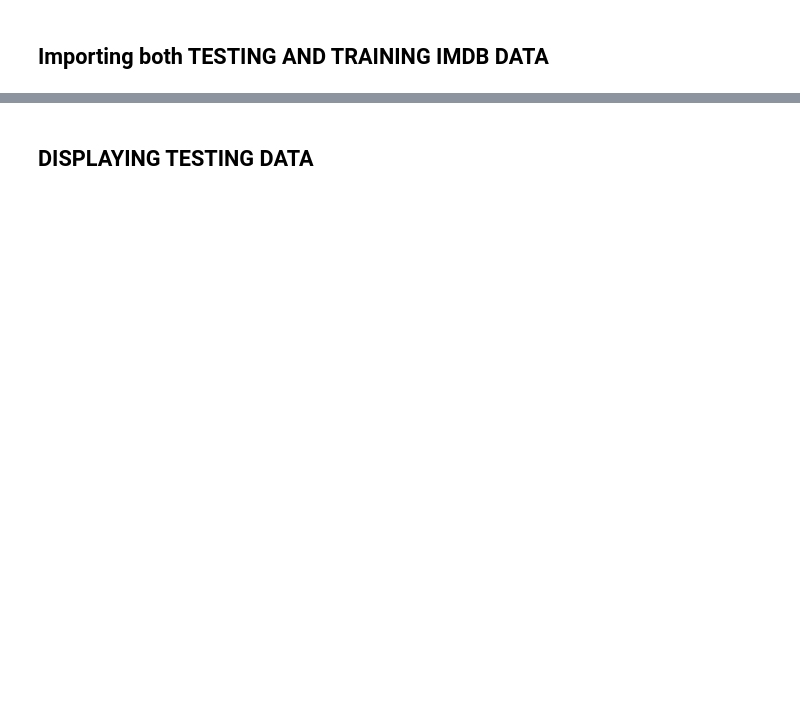
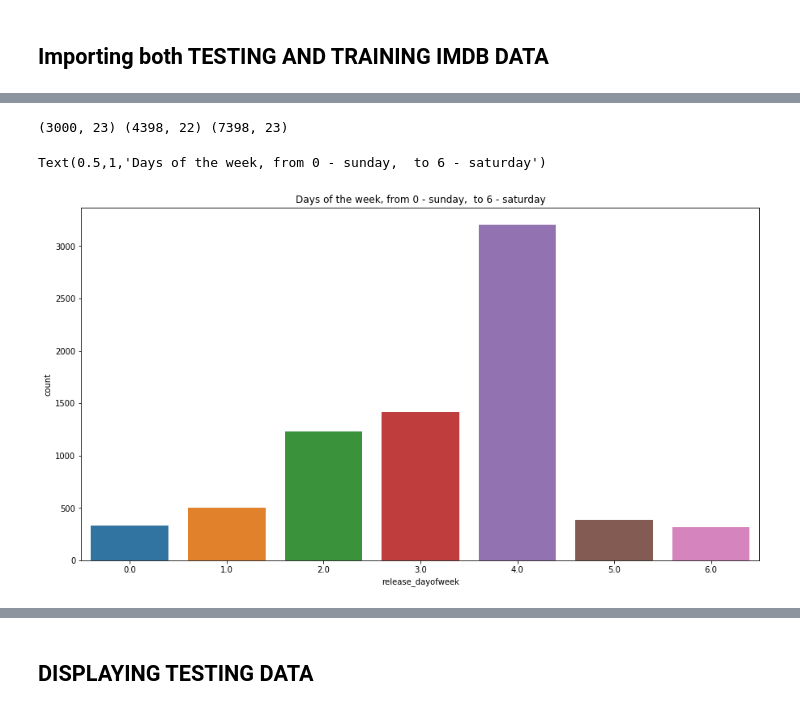
Before and after one commit to kevintongg/CS4662-Project, a Jupyter notebook: Main.ipynb, the cells around one changed output, grey strips where cells are left out. Cells and saved outputs as stored; diff of their text form; code cells hidden in the pictures; blank space fills up the shorter version.

```diff
--- a/Main.ipynb
+++ b/Main.ipynb
@@ -39,0 +131,21 @@ IMDB_MOVIE_TRAIN_DATA = pd.read_csv('train.csv')
+# %%
+
+data = pd.concat([IMDB_MOVIE_TRAIN_DATA, IMDB_MOVIE_TEST_DATA],ignore_index=True)
+
+print (IMDB_MOVIE_TRAIN_DATA.shape, IMDB_MOVIE_TEST_DATA.shape, data.shape) #printing the shape
+# %% [output]
+(3000, 23) (4398, 22) (7398, 23)
+# %%
+data[['release_month','release_day','release_year']]=data['release_date'].str.split('/',expand=True).replace(np.nan, -1).astype(int) #getting the month year and day using the string split function and the / as a delimiter; eg: 5/25/2015 -> month 5/ day 25 / year 2015
+data.loc[ (data['release_year'] <= 19) & (data['release_year'] < 100), "release_year"] += 2000 ## some rows have 4 digits for the year instead of 2, so the release year < 100 and > 100 is checking that
+data.loc[ (data['release_year'] > 19)  & (data['release_year'] < 100), "release_year"] += 1900
+
+releaseDate = pd.to_datetime(data['release_date']) #using the pandas to_datetime function to format the data, get a Series,  and store it in a variable that is gonna be used later to get the day of week and quarter
+data['release_dayofweek'] = releaseDate.dt.dayofweek
+data['release_quarter'] = releaseDate.dt.quarter
+# %%
+plt.figure(figsize=(15, 8))
+sns.countplot(data['release_dayofweek']); plt.title('Days of the week, from 0 - sunday,  to 6 - saturday')
+# %% [output]
+Text(0.5,1,'Days of the week, from 0 - sunday,  to 6 - saturday')
+[figure, added]
```
Also changed, not shown: parts of 36 cells of this notebook.
